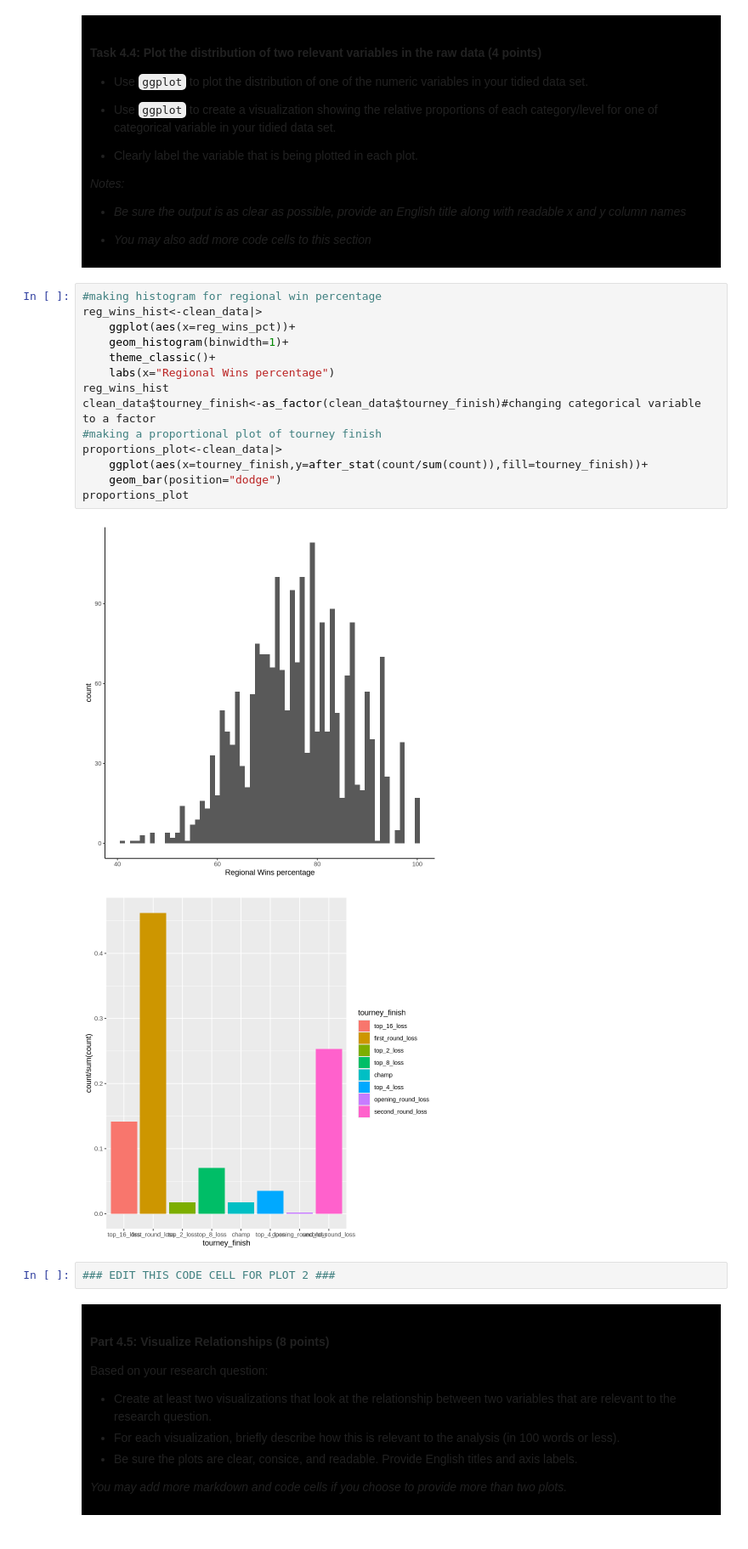
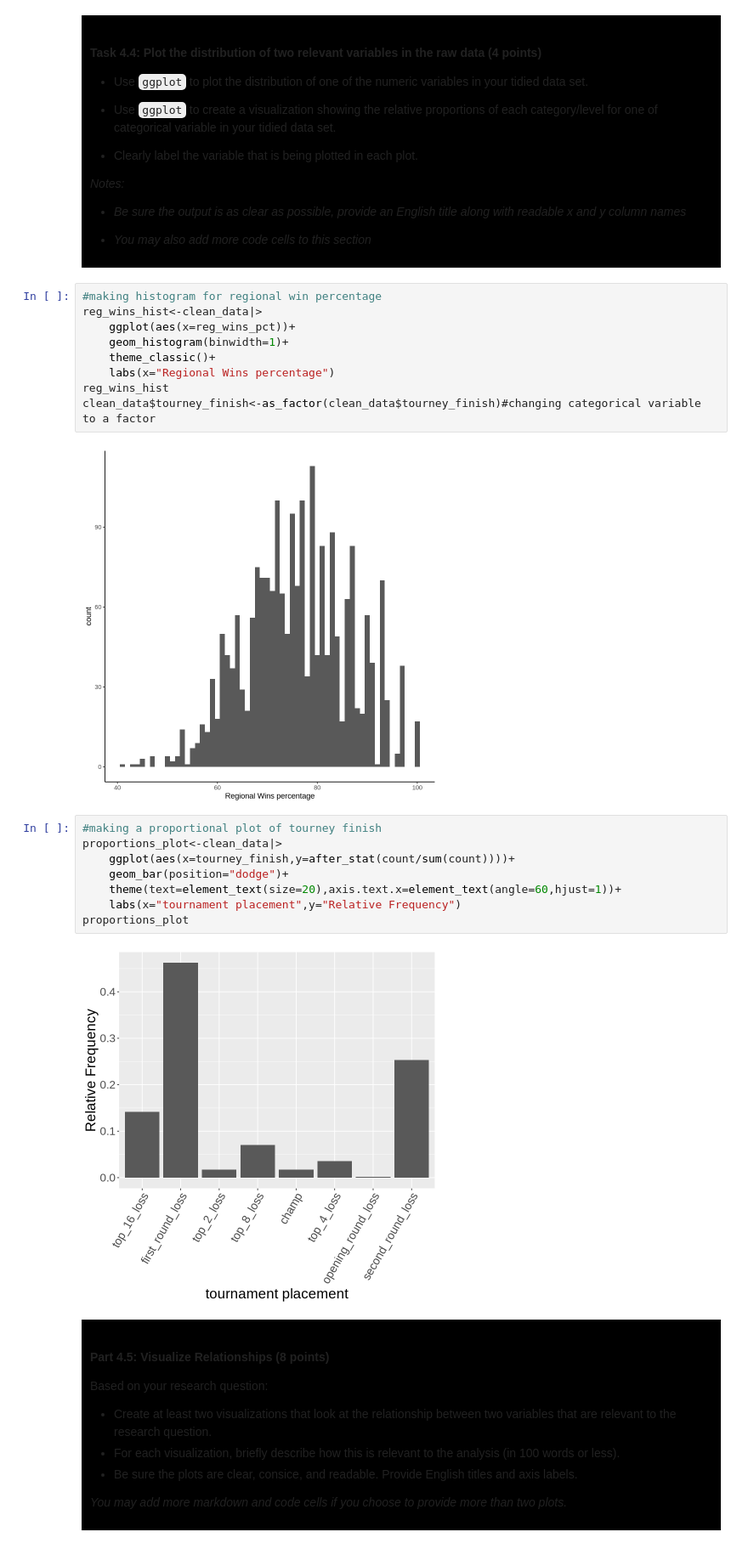
Before and after one commit to AgentDurp/dsci-100-project-christopher-orban, a Jupyter notebook: dsci-100-project-notebook.ipynb, the cells around one changed output. Shown at 85% size. Drawn from its saved outputs; the diff is of its cells as text.

Commit message:
Completed until checkpoint C
Graphed relationships between variables, and made a plan for a model to predict the tournament finish of a team based on their regional win percentage and seed.

```diff
--- a/dsci-100-project-notebook.ipynb
+++ b/dsci-100-project-notebook.ipynb
@@ -346,16 +333,18 @@ reg_wins_hist<-clean_data|>
     labs(x="Regional Wins percentage")
 reg_wins_hist
 clean_data$tourney_finish<-as_factor(clean_data$tourney_finish)#changing categorical variable to a factor
-#making a proportional plot of tourney finish
-proportions_plot<-clean_data|>
-    ggplot(aes(x=tourney_finish,y=after_stat(count/sum(count)),fill=tourney_finish))+
-    geom_bar(position="dodge")
-proportions_plot
 # %% [output]
 [figure]
-[figure, removed]
 # %%
-### EDIT THIS CODE CELL FOR PLOT 2 ###
+#making a proportional plot of tourney finish
+proportions_plot<-clean_data|>
+    ggplot(aes(x=tourney_finish,y=after_stat(count/sum(count))))+
+    geom_bar(position="dodge")+
+    theme(text=element_text(size=20),axis.text.x=element_text(angle=60,hjust=1))+
+    labs(x="tournament placement",y="Relative Frequency")
+proportions_plot
+# %% [output]
+[figure, added]
 # %% [markdown]
 <div style="background-color: #000; padding: 10px;">
 
```
Also changed, not shown: parts of 7 cells of this notebook.
